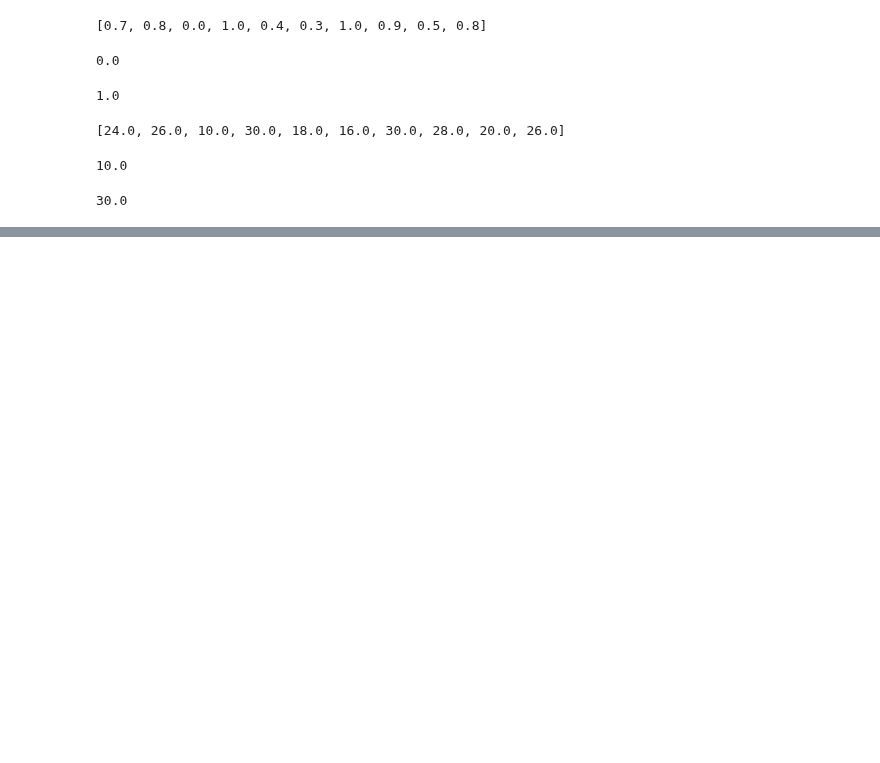
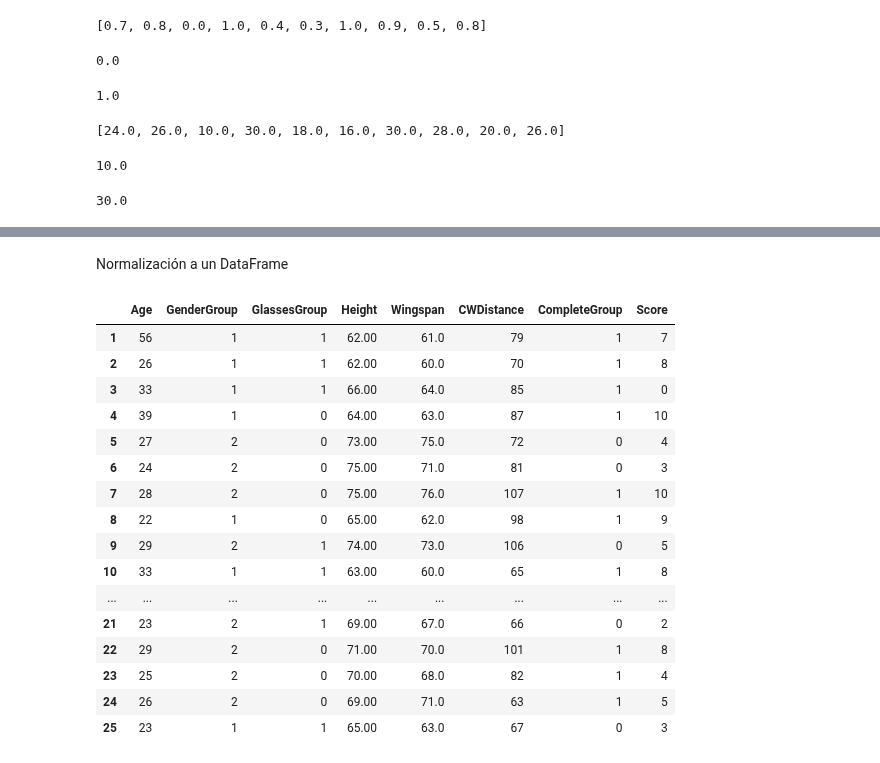
Before and after one commit to PosgradoMNA/actividades-de-aprendizaje-A01793546-Ariel-Corral-Leon, a Jupyter notebook: Semana4_Normalizacion_ejemplos.ipynb, the cells around one changed output, grey strips where cells are left out. Saved outputs shown, nothing was run; the diff lists cells and outputs as text; code cells hidden in the pictures; blank space fills up the shorter version.

```diff
--- a/Semana4_Normalizacion_ejemplos.ipynb
+++ b/Semana4_Normalizacion_ejemplos.ipynb
@@ -179,0 +164,22 @@ inf
+# %% [markdown]
+Normalización a un DataFrame
+# %%
+df
+# %% [output]
+|  | Age | GenderGroup | GlassesGroup | Height | Wingspan | CWDistance | CompleteGroup | Score |
+| 1 | 56 | 1 | 1 | 62.00 | 61.0 | 79 | 1 | 7 |
+| 2 | 26 | 1 | 1 | 62.00 | 60.0 | 70 | 1 | 8 |
+| 3 | 33 | 1 | 1 | 66.00 | 64.0 | 85 | 1 | 0 |
+| 4 | 39 | 1 | 0 | 64.00 | 63.0 | 87 | 1 | 10 |
+| 5 | 27 | 2 | 0 | 73.00 | 75.0 | 72 | 0 | 4 |
+| 6 | 24 | 2 | 0 | 75.00 | 71.0 | 81 | 0 | 3 |
+| 7 | 28 | 2 | 0 | 75.00 | 76.0 | 107 | 1 | 10 |
+| 8 | 22 | 1 | 0 | 65.00 | 62.0 | 98 | 1 | 9 |
+| 9 | 29 | 2 | 1 | 74.00 | 73.0 | 106 | 0 | 5 |
+| 10 | 33 | 1 | 1 | 63.00 | 60.0 | 65 | 1 | 8 |
+| ... | ... | ... | ... | ... | ... | ... | ... | ... |
+| 21 | 23 | 2 | 1 | 69.00 | 67.0 | 66 | 0 | 2 |
+| 22 | 29 | 2 | 0 | 71.00 | 70.0 | 101 | 1 | 8 |
+| 23 | 25 | 2 | 0 | 70.00 | 68.0 | 82 | 1 | 4 |
+| 24 | 26 | 2 | 0 | 69.00 | 71.0 | 63 | 1 | 5 |
+| 25 | 23 | 1 | 1 | 65.00 | 63.0 | 67 | 0 | 3 |
```
Also changed, not shown: parts of 13 cells of this notebook.
